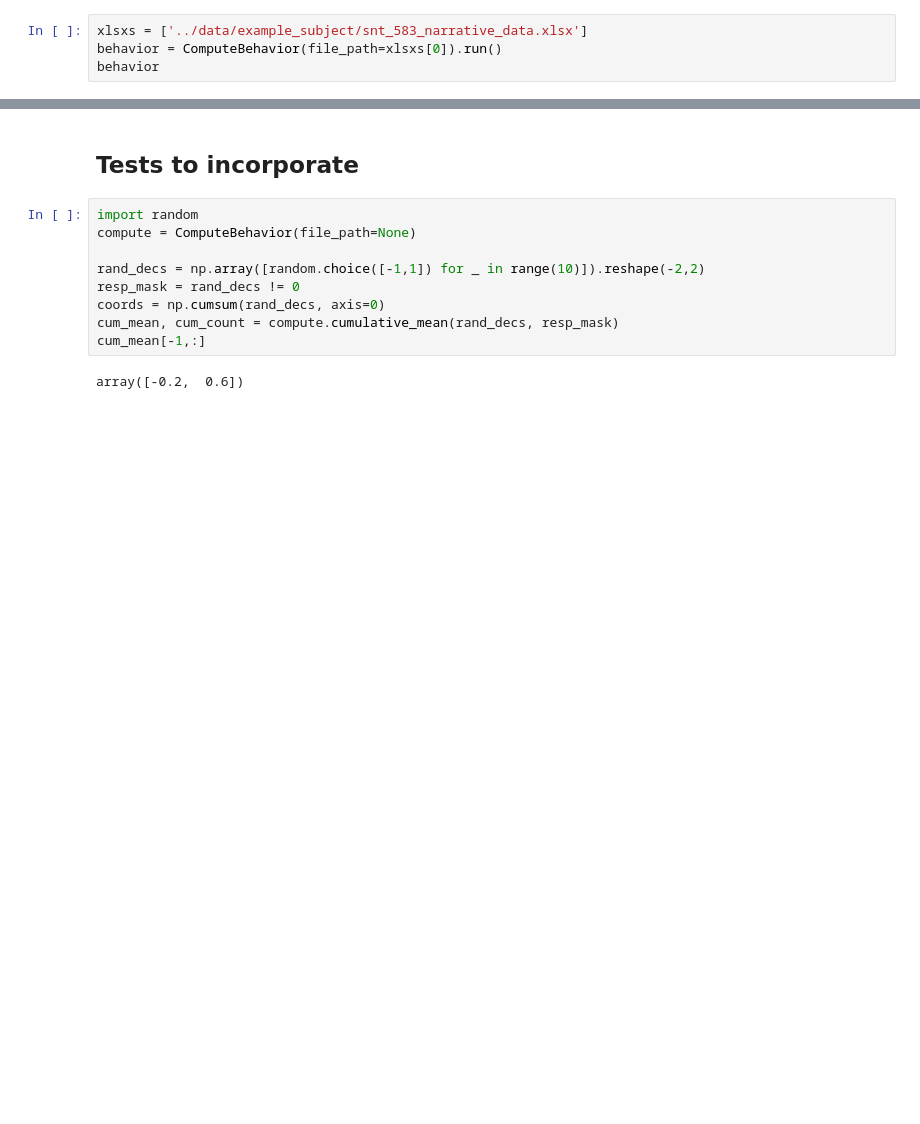
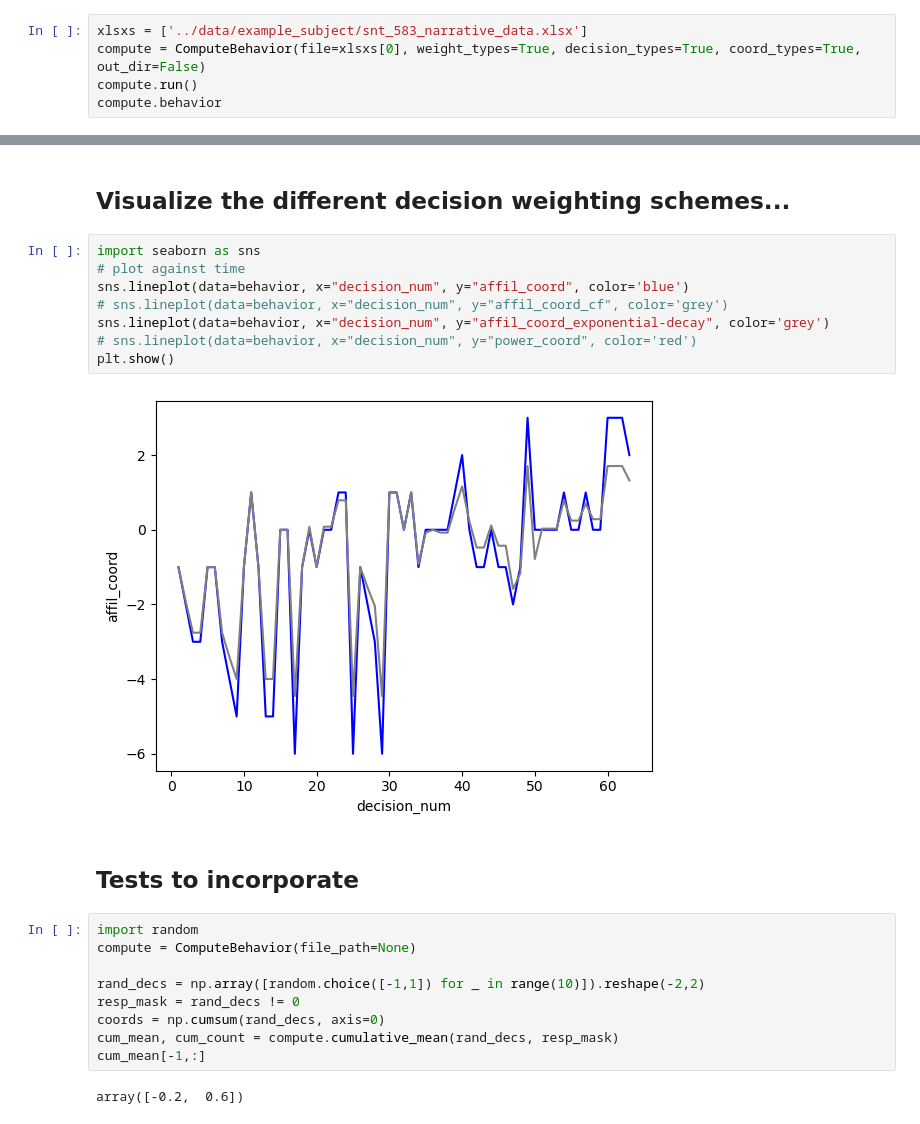
Before and after one commit to matty-gee/social_navigation_analysis_old, a Jupyter notebook: social_navigation_task/behav-geom_dev.ipynb, the cells around one changed output, grey strips where cells are left out. Drawn from its saved outputs; the diff is of its cells as text; blank space fills up the shorter version.

```diff
--- a/social_navigation_task/behav-geom_dev.ipynb
+++ b/social_navigation_task/behav-geom_dev.ipynb
@@ -5,7 +35,8 @@ import utils
 # %%
 xlsxs = ['../data/example_subject/snt_583_narrative_data.xlsx']
-behavior = ComputeBehavior(file_path=xlsxs[0]).run()
-behavior
+compute = ComputeBehavior(file=xlsxs[0], weight_types=True, decision_types=True, coord_types=True, out_dir=False)
+compute.run()
+compute.behavior
 # %% [output]
 |  | scene_num | decision_num | char_decision_num | dimension | char_role_num | onset | button_press | decision | ... |
 | 0 | 1 | 1 | 1 | affil | 1 | 116.830780 | 2 | -1 | ... |
@@ -23,3 +54,15 @@ behavior
+# %% [markdown]
+## Visualize the different decision weighting schemes...
+# %%
+import seaborn as sns
+# plot against time
+sns.lineplot(data=behavior, x="decision_num", y="affil_coord", color='blue')
+# sns.lineplot(data=behavior, x="decision_num", y="affil_coord_cf", color='grey')
+sns.lineplot(data=behavior, x="decision_num", y="affil_coord_exponential-decay", color='grey')
+# sns.lineplot(data=behavior, x="decision_num", y="power_coord", color='red')
+plt.show()
+# %% [output]
+[figure, added]
 # %% [markdown]
 ## Tests to incorporate
 # %%
```
Also changed, not shown: parts of 4 cells of this notebook, 5 other files.
